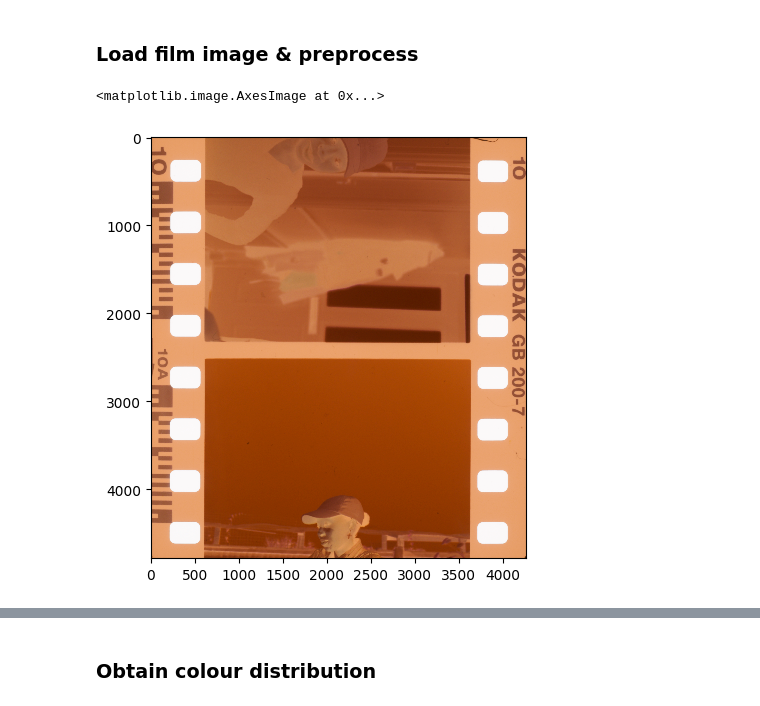
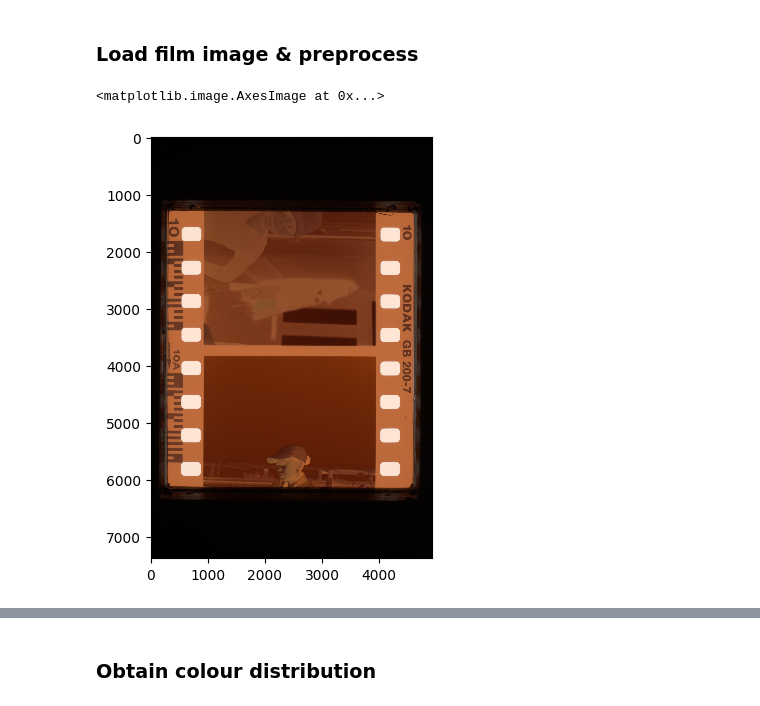
Before and after one commit to Loumstar/nevernegative, a Jupyter notebook: notebooks/colorplus_200.ipynb, the cells around one changed output, grey strips where cells are left out. Drawn from its saved outputs; the diff is of its cells as text; code cells hidden in the pictures.

```diff
--- a/notebooks/colorplus_200.ipynb
+++ b/notebooks/colorplus_200.ipynb
@@ -13,11 +11,15 @@ film_image = "Films/COLOR_PLUS_200.png"
 # %% [markdown]
 ### Load film image & preprocess
-# %%
-image = ski.util.img_as_float64(ski.io.imread(film_image))
-ski.io.imshow(image)
-# %% [output]
-<matplotlib.image.AxesImage at 0x...>
-[figure, removed]
+# %%
+import rawpy
+
+with rawpy.imread("Films/raw/COLOR_PLUS_200.NEF") as raw:
+    image = ski.util.img_as_float32(raw.postprocess().copy())
+
+ski.io.imshow(image)
+# %% [output]
+<matplotlib.image.AxesImage at 0x...>
+[figure, added]
 # %%
 blurred = ski.filters.gaussian(image, sigma=(20, 20), channel_axis=-1)
 ski.io.imshow(blurred)
```
Also changed, not shown: parts of 22 cells of this notebook, 8 other files.
